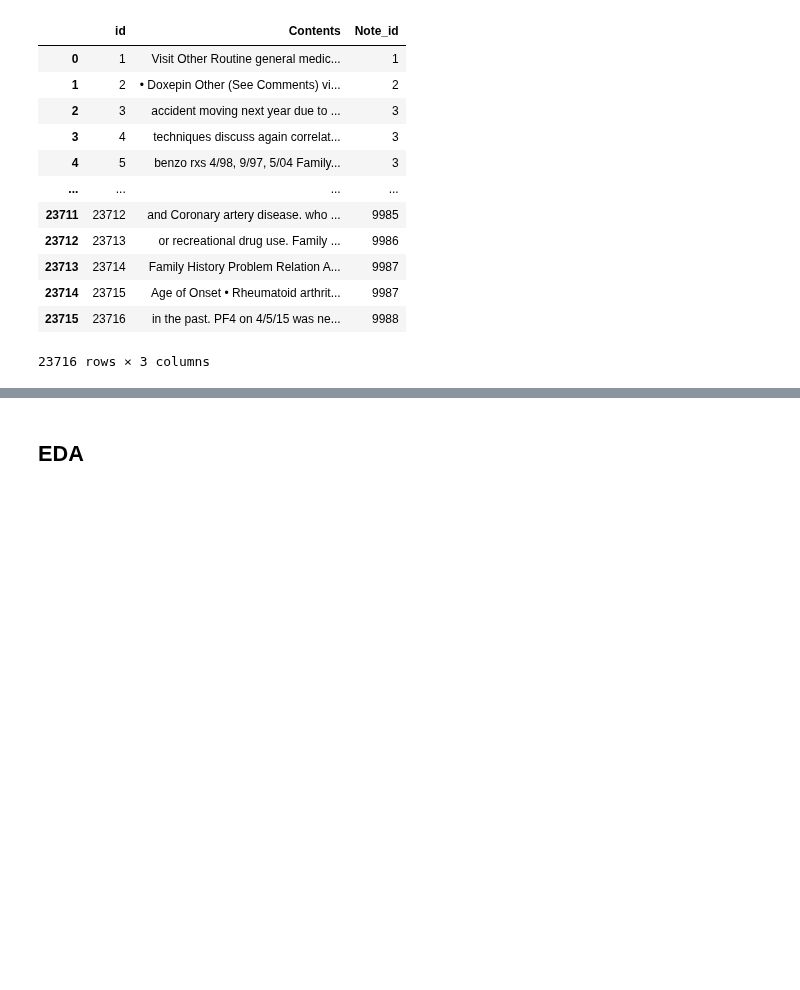
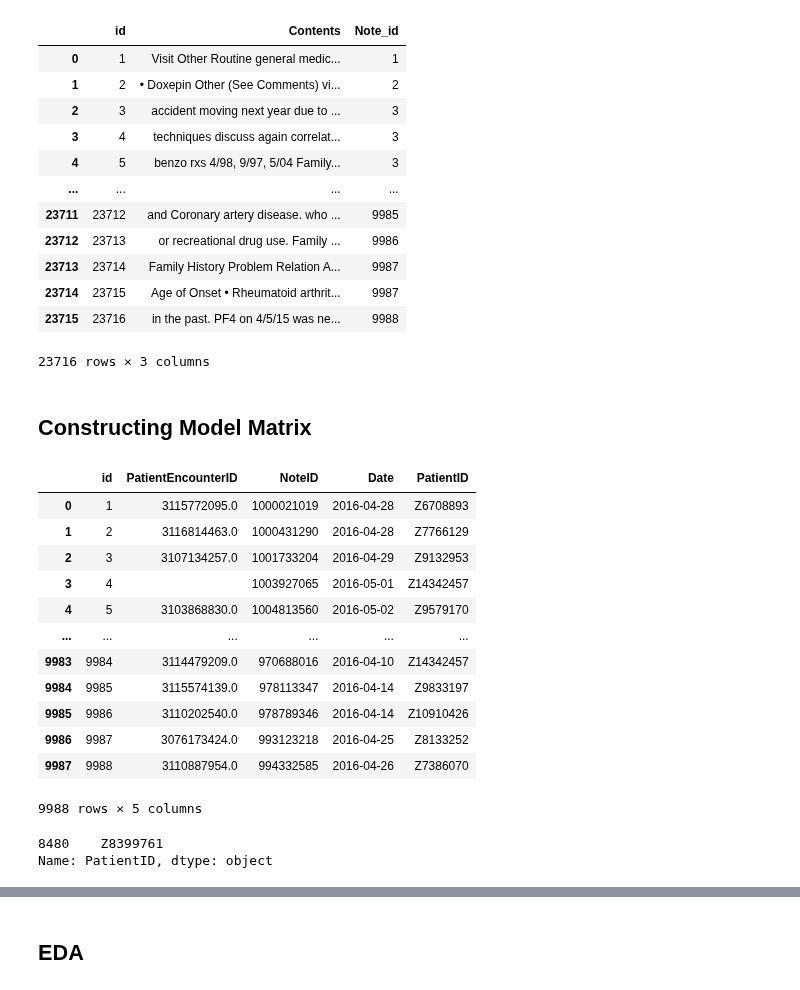
Before and after one commit to anaconda121/NeuraHealth, a Jupyter notebook: EDA/Extracting Data from DB.ipynb, the cells around one changed output, grey strips where cells are left out. Saved outputs shown, nothing was run; the diff lists cells and outputs as text; code cells hidden in the pictures; blank space fills up the shorter version.

Commit message:
code for creating model matrix with cols specified in Proposed Model Matrix.md

```diff
--- a/EDA/Extracting Data from DB.ipynb
+++ b/EDA/Extracting Data from DB.ipynb
@@ -78,3 +79,27 @@ sentences
 | 23714 | 23715 | Age of Onset • Rheumatoid arthrit... | 9987 |
 | 23715 | 23716 | in the past. PF4 on 4/5/15 was ne... | 9988 |
 23716 rows × 3 columns
+# %% [markdown]
+## Constructing Model Matrix
+# %%
+note = pd.read_sql_query("Select * from gui_note", db)
+note
+# %% [output]
+|  | id | PatientEncounterID | NoteID | Date | PatientID |
+| 0 | 1 | 3115772095.0 | 1000021019 | 2016-04-28 | Z6708893 |
+| 1 | 2 | 3116814463.0 | 1000431290 | 2016-04-28 | Z7766129 |
+| 2 | 3 | 3107134257.0 | 1001733204 | 2016-04-29 | Z9132953 |
+| 3 | 4 |  | 1003927065 | 2016-05-01 | Z14342457 |
+| 4 | 5 | 3103868830.0 | 1004813560 | 2016-05-02 | Z9579170 |
+| ... | ... | ... | ... | ... | ... |
+| 9983 | 9984 | 3114479209.0 | 970688016 | 2016-04-10 | Z14342457 |
+| 9984 | 9985 | 3115574139.0 | 978113347 | 2016-04-14 | Z9833197 |
+| 9985 | 9986 | 3110202540.0 | 978789346 | 2016-04-14 | Z10910426 |
+| 9986 | 9987 | 3076173424.0 | 993123218 | 2016-04-25 | Z8133252 |
+| 9987 | 9988 | 3110887954.0 | 994332585 | 2016-04-26 | Z7386070 |
+9988 rows × 5 columns
+# %%
+print(note.loc[note['id'] == 8481]['PatientID'])
+# %% [output]
+8480    Z8399761
+Name: PatientID, dtype: object
```
Also changed, not shown: parts of 3 cells of this notebook.
